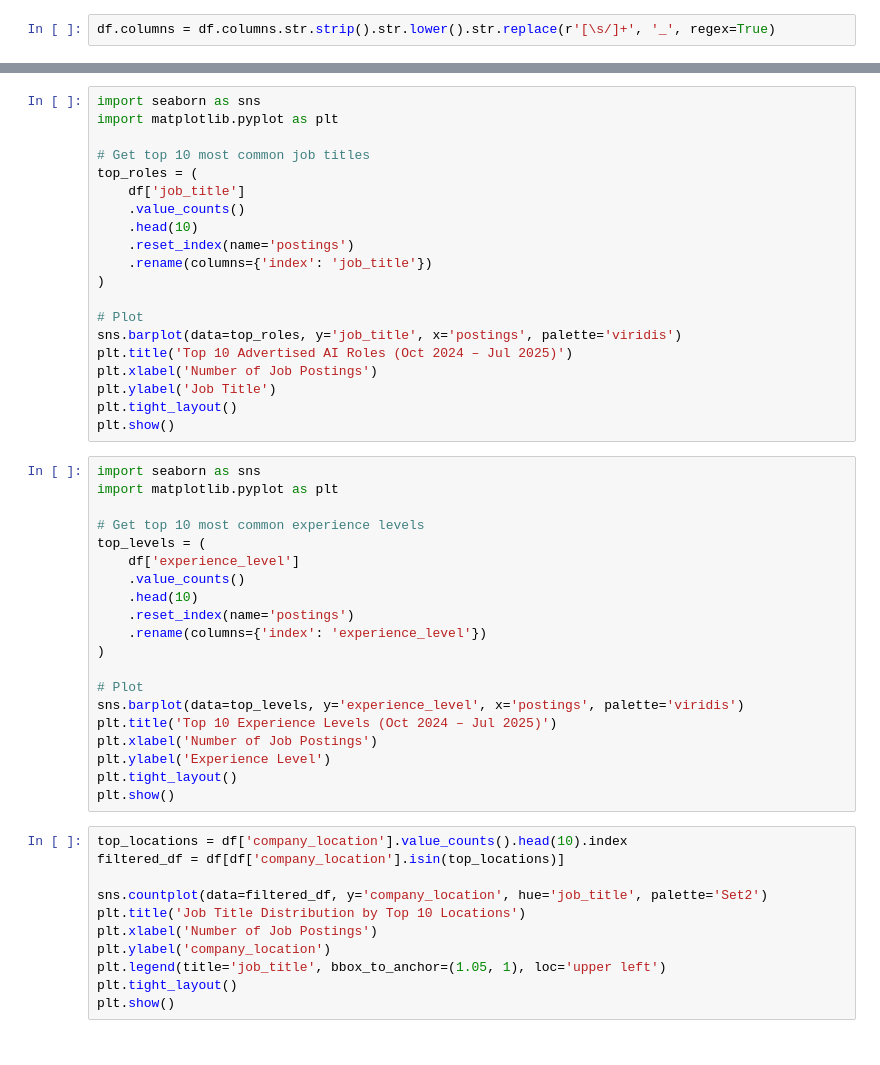
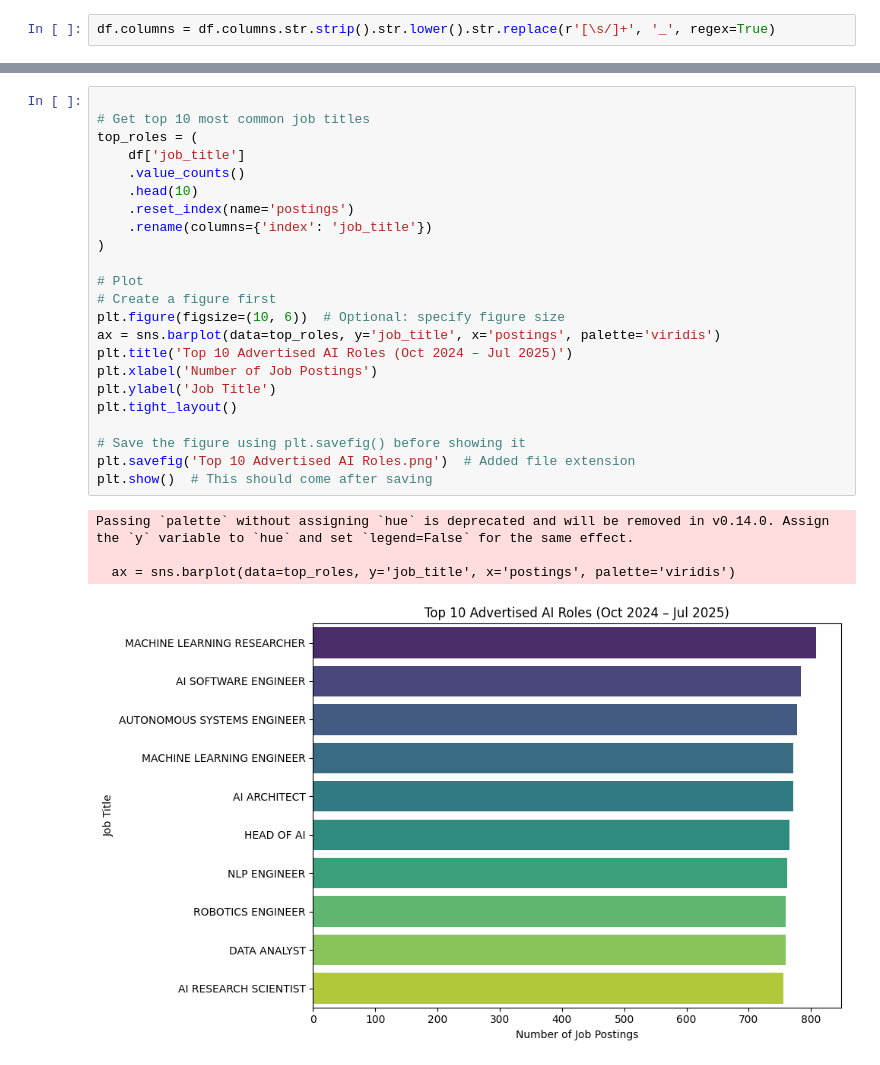
Before and after one commit to isg75/first_project, a Jupyter notebook: notebooks/AI_Job_Market_Sumaiya.ipynb, the cells around one changed output, grey strips where cells are left out. Cells and saved outputs as stored; diff of their text form.

```diff
--- a/notebooks/AI_Job_Market_Sumaiya.ipynb
+++ b/notebooks/AI_Job_Market_Sumaiya.ipynb
@@ -64,51 +160,28 @@ print(top_roles)
 # %%
-import seaborn as sns
-import matplotlib.pyplot as plt
 
 # Get top 10 most common job titles
 top_roles = (
     df['job_title']
     .value_counts()
     .head(10)
     .reset_index(name='postings')
     .rename(columns={'index': 'job_title'})
 )
 
 # Plot
-sns.barplot(data=top_roles, y='job_title', x='postings', palette='viridis')
+# Create a figure first
+plt.figure(figsize=(10, 6))  # Optional: specify figure size
+ax = sns.barplot(data=top_roles, y='job_title', x='postings', palette='viridis')
 plt.title('Top 10 Advertised AI Roles (Oct 2024 – Jul 2025)')
 plt.xlabel('Number of Job Postings')
 plt.ylabel('Job Title')
 plt.tight_layout()
-plt.show()
+
+# Save the figure using plt.savefig() before showing it
+plt.savefig('Top 10 Advertised AI Roles.png')  # Added file extension
+plt.show()  # This should come after saving
+# %% [output]
+Passing `palette` without assigning `hue` is deprecated and will be removed in v0.14.0. Assign the `y` variable to `hue` and set `legend=False` for the same effect.
+
+  ax = sns.barplot(data=top_roles, y='job_title', x='postings', palette='viridis')
+[figure, added]
-# %%
-import seaborn as sns
-import matplotlib.pyplot as plt
-
-# Get top 10 most common experience levels
-top_levels = (
-    df['experience_level']
-    .value_counts()
-    .head(10)
-    .reset_index(name='postings')
-    .rename(columns={'index': 'experience_level'})
-)
-
-# Plot
-sns.barplot(data=top_levels, y='experience_level', x='postings', palette='viridis')
-plt.title('Top 10 Experience Levels (Oct 2024 – Jul 2025)')
-plt.xlabel('Number of Job Postings')
-plt.ylabel('Experience Level')
-plt.tight_layout()
-plt.show()
-# %%
-top_locations = df['company_location'].value_counts().head(10).index
-filtered_df = df[df['company_location'].isin(top_locations)]
-
-sns.countplot(data=filtered_df, y='company_location', hue='job_title', palette='Set2')
-plt.title('Job Title Distribution by Top 10 Locations')
-plt.xlabel('Number of Job Postings')
-plt.ylabel('company_location')
-plt.legend(title='job_title', bbox_to_anchor=(1.05, 1), loc='upper left')
-plt.tight_layout()
-plt.show()
```
Also changed, not shown: parts of 21 cells of this notebook.
